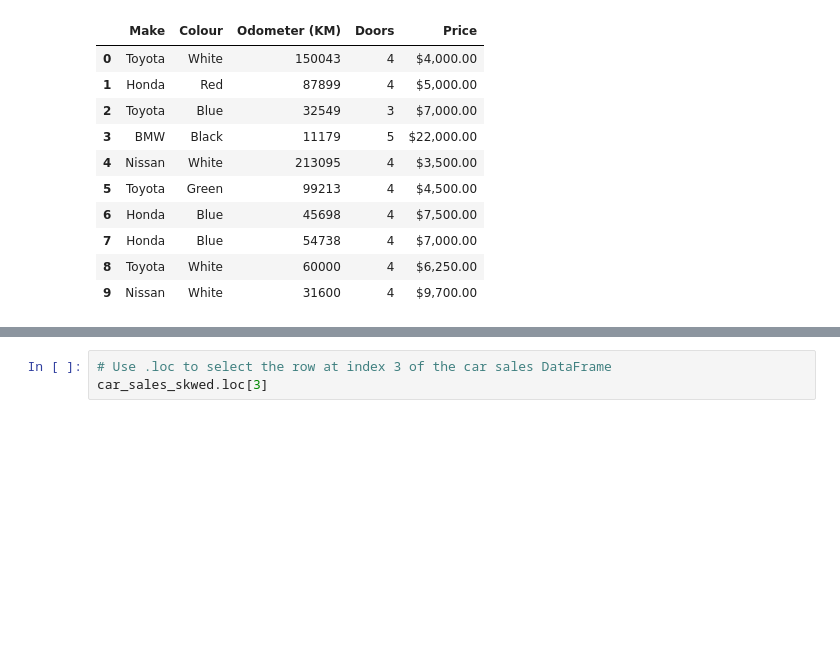
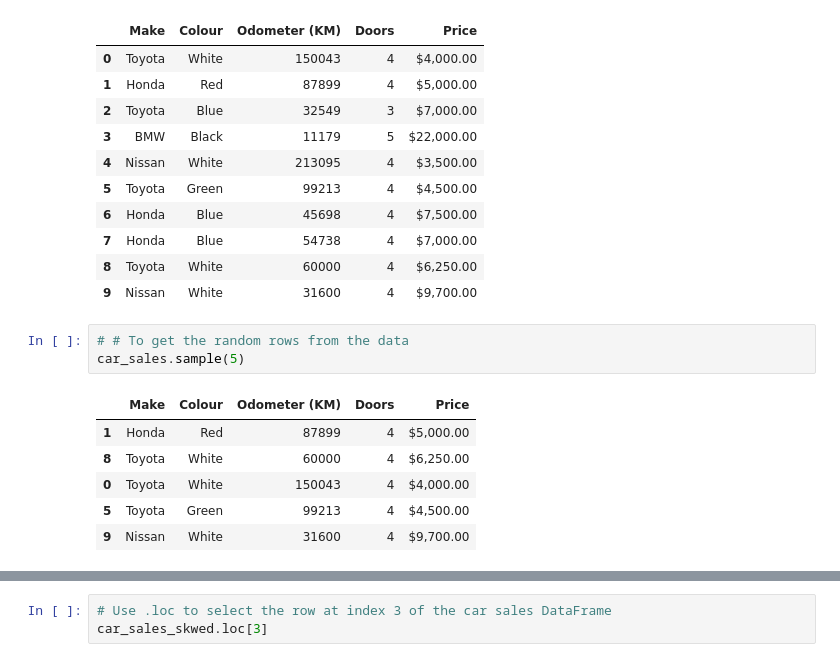
Before and after one commit to kunalburgul/AMLP, a Jupyter notebook: Data_Analysis/pandas_exercises.ipynb, the cells around one changed output, grey strips where cells are left out. Drawn from its saved outputs; the diff is of its cells as text; blank space fills up the shorter version.

```diff
--- a/Data_Analysis/pandas_exercises.ipynb
+++ b/Data_Analysis/pandas_exercises.ipynb
@@ -178,6 +178,16 @@ car_sales
 | 7 | Honda | Blue | 54738 | 4 | $7,000.00 |
 | 8 | Toyota | White | 60000 | 4 | $6,250.00 |
 | 9 | Nissan | White | 31600 | 4 | $9,700.00 |
+# %%
+# # To get the random rows from the data
+car_sales.sample(5)
+# %% [output]
+|  | Make | Colour | Odometer (KM) | Doors | Price |
+| 1 | Honda | Red | 87899 | 4 | $5,000.00 |
+| 8 | Toyota | White | 60000 | 4 | $6,250.00 |
+| 0 | Toyota | White | 150043 | 4 | $4,000.00 |
+| 5 | Toyota | Green | 99213 | 4 | $4,500.00 |
+| 9 | Nissan | White | 31600 | 4 | $9,700.00 |
 # %%
 car_sales_skwed = car_sales.sample(frac = 1)
 car_sales_skwed
```
Also changed, not shown: parts of 4 cells of this notebook.
